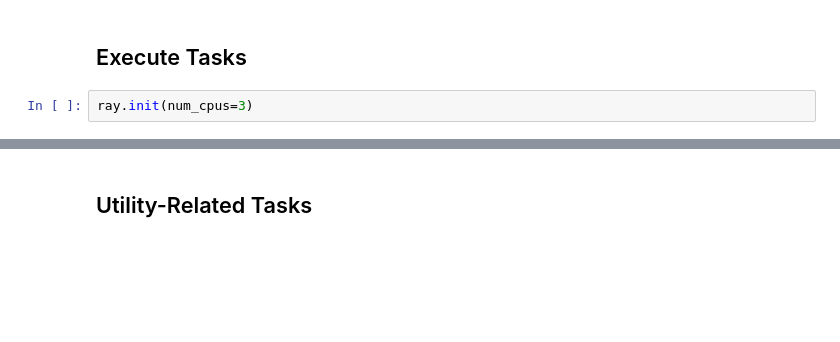
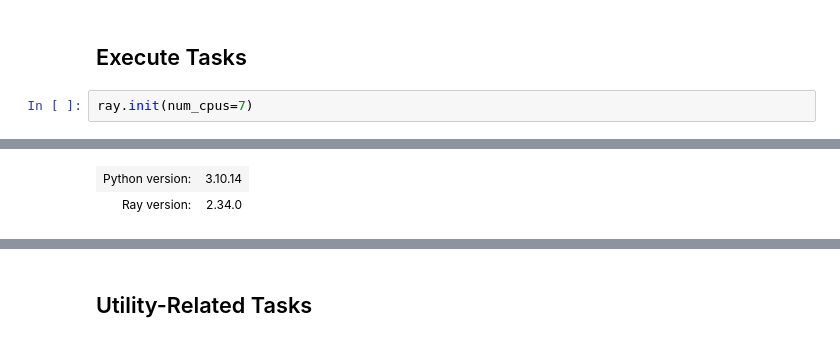
Before and after one commit to shlomihod/YDNPD, a Jupyter notebook: demo.ipynb, the cells around one changed output, grey strips where cells are left out. Drawn from its saved outputs; the diff is of its cells as text; blank space fills up the shorter version.

```diff
--- a/demo.ipynb
+++ b/demo.ipynb
@@ -21,4 +28,5 @@ print(f"\nTotal task size: {total_task_size}")
 # %% [markdown]
 ## Execute Tasks
 # %%
-ray.init(num_cpus=3)
+ray.init(num_cpus=7)
+# %% [output]
@@ -25,3 +34,5 @@ ray.init(num_cpus=3)
+| Python version: | 3.10.14 |
+| Ray version: | 2.34.0 |
 # %%
 utility_tasks = ydnpd.span_utility_ray_tasks(with_wandb=False)
 utility_tasks_results = ray.get(utility_tasks)
```
Also changed, not shown: parts of 5 cells of this notebook, 9 other files.
